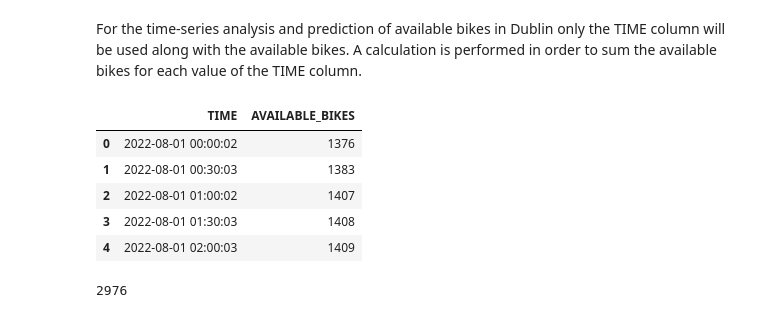
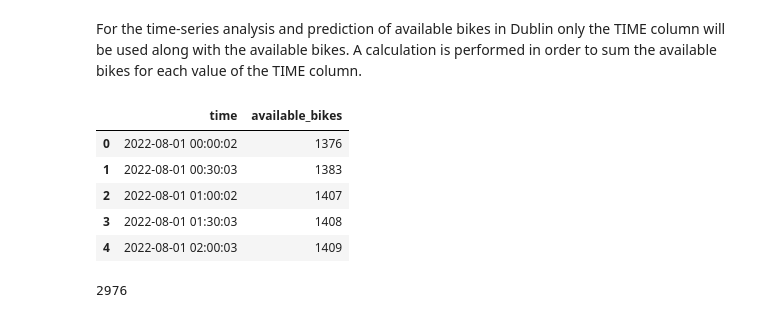
Before and after one commit to mkoleva0/DataAnalytics_CA2, a Jupyter notebook: ML - bikedata.ipynb, the cells around one changed output. Saved outputs shown, nothing was run; the diff lists cells and outputs as text; code cells hidden in the pictures.

```diff
--- a/ML - bikedata.ipynb
+++ b/ML - bikedata.ipynb
@@ -86,15 +86,15 @@ array([  1,   2,   3,   4,   5,   6,   7,   8,   9,  10,  11,  12,  13,
 # %% [markdown]
 For the time-series analysis and prediction of available bikes in Dublin only the TIME column will be used along with the available bikes. A calculation is performed in order to sum the available bikes for each value of the TIME column.
 # %%
-bikes_data_2022['TIME'] = pd.to_datetime(bikes_data_2022['TIME'])
+bikes_data_2022['time'] = pd.to_datetime(bikes_data_2022['time'])
 
-bikes_aggregated = bikes_data_2022.groupby('TIME')['AVAILABLE_BIKES'].sum().reset_index()
+bikes_aggregated = bikes_data_2022.groupby('time')['available_bikes'].sum().reset_index()
 
-bikes_aggregated = bikes_aggregated.sort_values(by='TIME')
+bikes_aggregated = bikes_aggregated.sort_values(by='time')
 
 bikes_aggregated.head()
 # %% [output]
-|  | TIME | AVAILABLE_BIKES |
+|  | time | available_bikes |
 | 0 | 2022-08-01 00:00:02 | 1376 |
 | 1 | 2022-08-01 00:30:03 | 1383 |
 | 2 | 2022-08-01 01:00:02 | 1407 |
```
Also changed, not shown: parts of 17 cells of this notebook.
